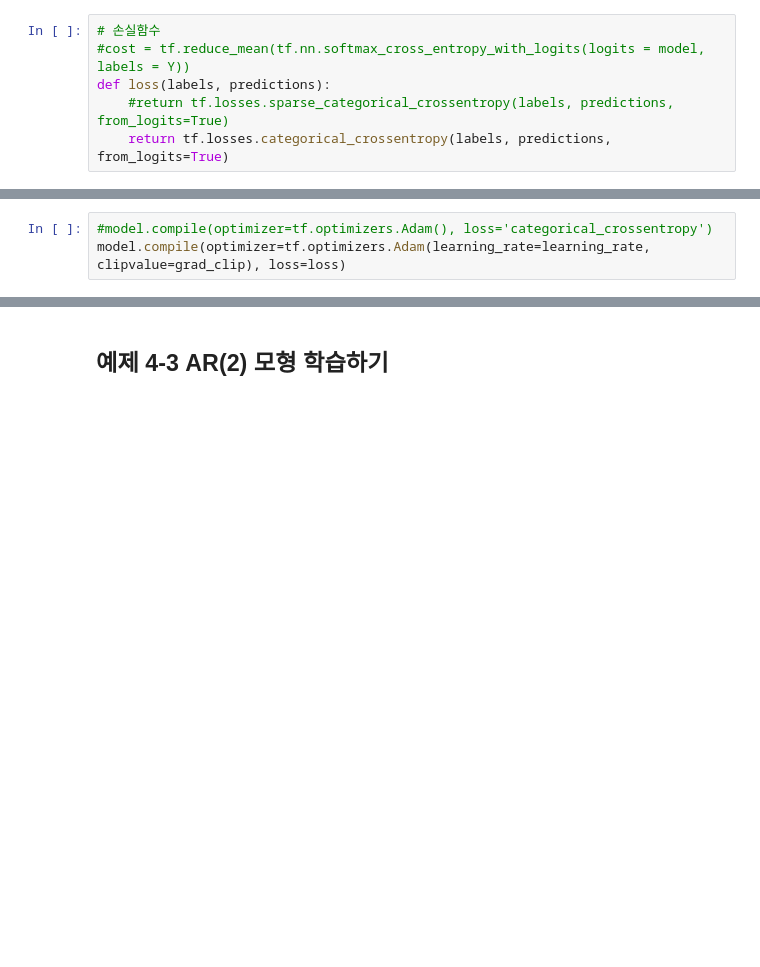
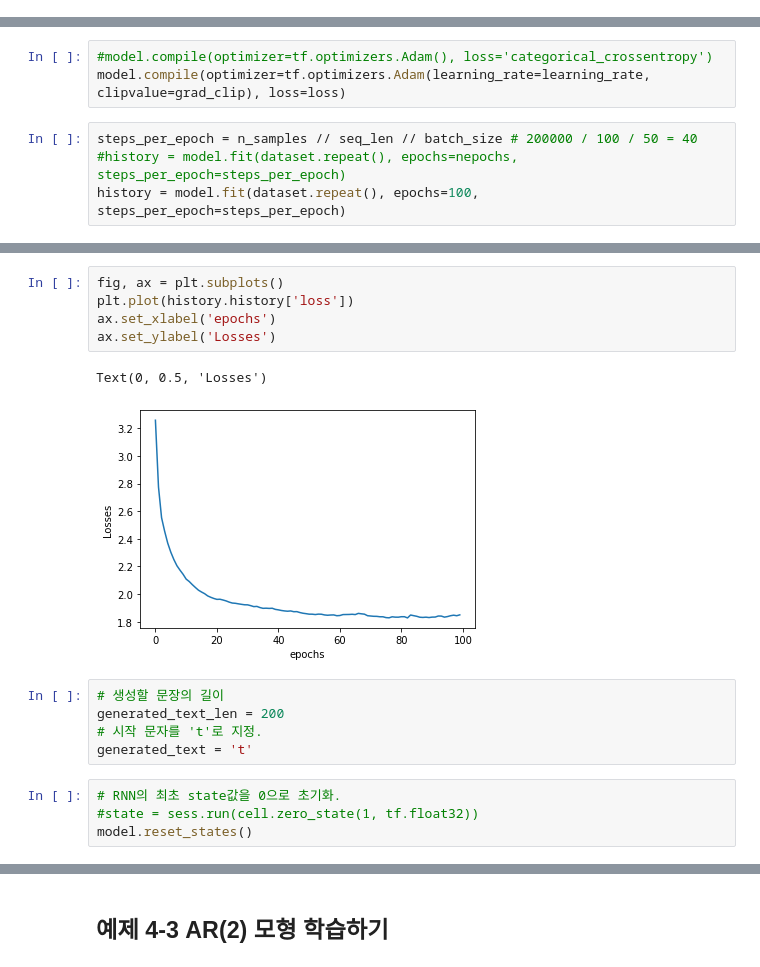
Before and after one commit to TrynBug/golbin, a Jupyter notebook: DeepLearningWithTnesorFlow/4장/예제4.ipynb, the cells around one changed output, grey strips where cells are left out. Drawn from its saved outputs; the diff is of its cells as text; blank space fills up the shorter version.

```diff
--- a/DeepLearningWithTnesorFlow/4장/예제4.ipynb
+++ b/DeepLearningWithTnesorFlow/4장/예제4.ipynb
@@ -157,6 +4,0 @@ _________________________________________________________________
-# %%
-# 손실함수
-#cost = tf.reduce_mean(tf.nn.softmax_cross_entropy_with_logits(logits = model, labels = Y))
-def loss(labels, predictions):
-    #return tf.losses.sparse_categorical_crossentropy(labels, predictions, from_logits=True)
-    return tf.losses.categorical_crossentropy(labels, predictions, from_logits=True)
@@ -320,3 +159,7 @@ def loss(labels, predictions):
 # %%
 #model.compile(optimizer=tf.optimizers.Adam(), loss='categorical_crossentropy')
 model.compile(optimizer=tf.optimizers.Adam(learning_rate=learning_rate, clipvalue=grad_clip), loss=loss)
+# %%
+steps_per_epoch = n_samples // seq_len // batch_size # 200000 / 100 / 50 = 40
+#history = model.fit(dataset.repeat(), epochs=nepochs, steps_per_epoch=steps_per_epoch)
+history = model.fit(dataset.repeat(), epochs=100, steps_per_epoch=steps_per_epoch)
@@ -322,0 +184,17 @@ model.compile(optimizer=tf.optimizers.Adam(learning_rate=learning_rate, clipvalu
+# %%
+fig, ax = plt.subplots()
+plt.plot(history.history['loss'])
+ax.set_xlabel('epochs')
+ax.set_ylabel('Losses')
+# %% [output]
+Text(0, 0.5, 'Losses')
+[figure, added]
+# %%
+# 생성할 문장의 길이
+generated_text_len = 200
+# 시작 문자를 't'로 지정.
+generated_text = 't'
+# %%
+# RNN의 최초 state값을 0으로 초기화.
+#state = sess.run(cell.zero_state(1, tf.float32))
+model.reset_states()
```
Also changed, not shown: parts of 85 cells of this notebook.
